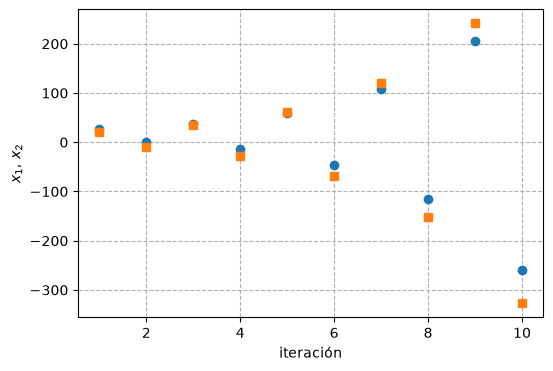
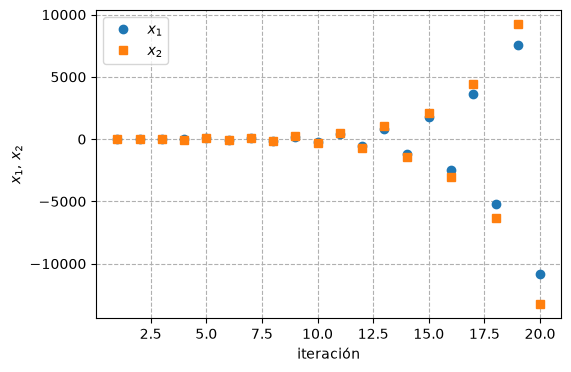
Code edit (unified diff) that turned the first committed figure into the second:
--- before
+++ after
@@ -7,5 +7,8 @@
 fig, ax = plt.subplots(figsize=(6,4))
 
-for niter in range(1,11):
+ax.plot([],[], ls='', marker='o', color='C0', label=r"$x_{1}$")
+ax.plot([],[], ls='', marker='s', color='C1', label=r"$x_{2}$")
+
+for niter in range(1,21):
   x, n = gaussSeidel(A, b, x0, relax=1.0, tol=None, niter=1)
   ax.plot(niter, x[0], ls='', marker='o', color='C0')
@@ -13,4 +16,5 @@
 ax.set(xlabel="iteración", ylabel=r"$x_1,\,x_2$")
 ax.grid(ls="--")
+ax.legend()
 plt.show()
 

Commit: fixed Gauss Seidel and other stuff